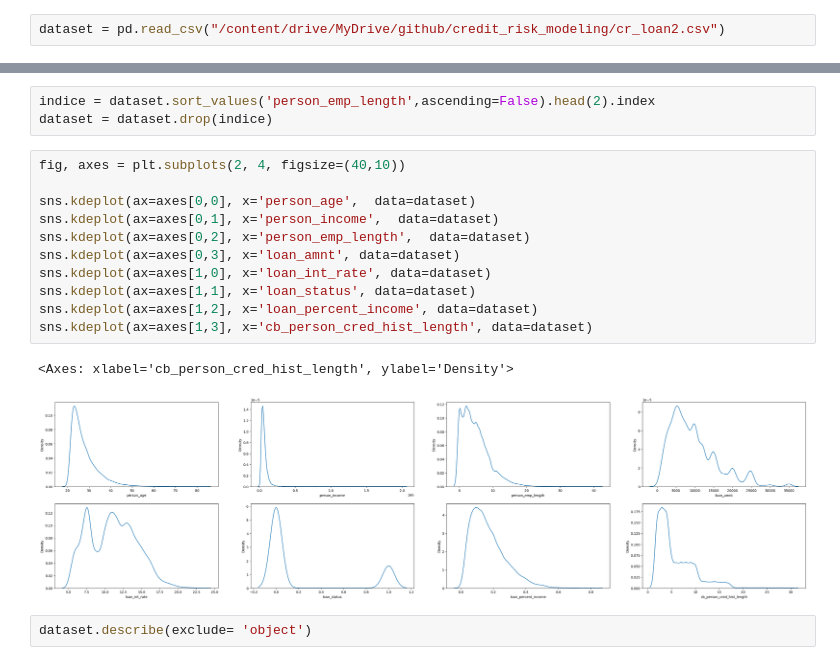
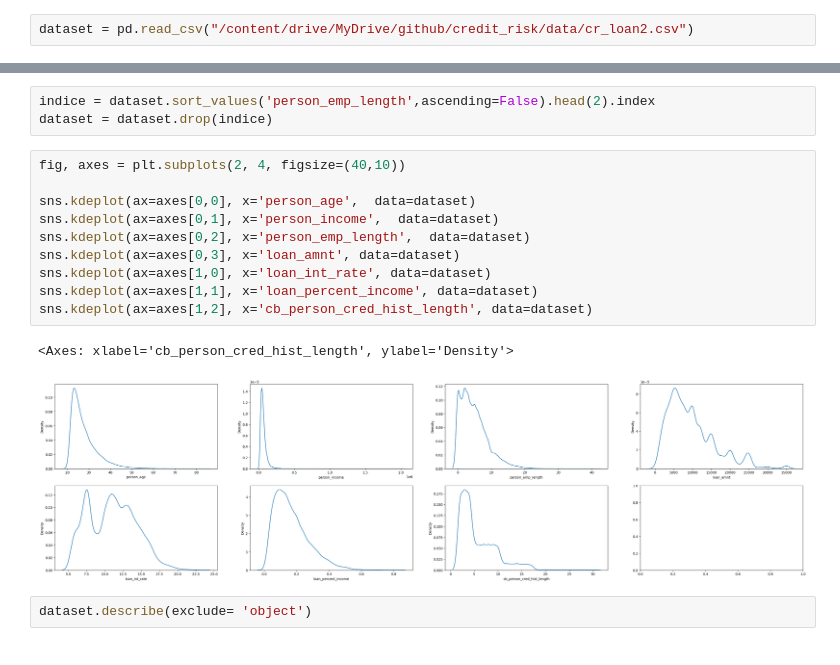
Before and after one commit to felipebita/credit_risk, a Jupyter notebook: notebook/credit_risk_modeling.ipynb, the cells around one changed output, grey strips where cells are left out. Drawn from its saved outputs; the diff is of its cells as text.

```diff
--- a/notebook/credit_risk_modeling.ipynb
+++ b/notebook/credit_risk_modeling.ipynb
@@ -182,7 +182,7 @@ def ml_cv_results_2(model_name, model, x, y, seed, verbose=1):
 # %% [markdown]
 ### 3.1 - Loading Data
 # %%
-dataset = pd.read_csv("/content/drive/MyDrive/github/credit_risk_modeling/cr_loan2.csv")
+dataset = pd.read_csv("/content/drive/MyDrive/github/credit_risk/data/cr_loan2.csv")
 # %%
 dataset.head()
 # %% [output]
@@ -317,17 +316,16 @@ dataset = dataset.drop(indice)
 # %%
 fig, axes = plt.subplots(2, 4, figsize=(40,10))
 
 sns.kdeplot(ax=axes[0,0], x='person_age',  data=dataset)
 sns.kdeplot(ax=axes[0,1], x='person_income',  data=dataset)
 sns.kdeplot(ax=axes[0,2], x='person_emp_length',  data=dataset)
 sns.kdeplot(ax=axes[0,3], x='loan_amnt', data=dataset)
 sns.kdeplot(ax=axes[1,0], x='loan_int_rate', data=dataset)
-sns.kdeplot(ax=axes[1,1], x='loan_status', data=dataset)
-sns.kdeplot(ax=axes[1,2], x='loan_percent_income', data=dataset)
-sns.kdeplot(ax=axes[1,3], x='cb_person_cred_hist_length', data=dataset)
+sns.kdeplot(ax=axes[1,1], x='loan_percent_income', data=dataset)
+sns.kdeplot(ax=axes[1,2], x='cb_person_cred_hist_length', data=dataset)
 # %% [output]
 <Axes: xlabel='cb_person_cred_hist_length', ylabel='Density'>
-[figure, old version]
+[figure, new version]
 # %%
 dataset.describe(exclude= 'object')
 # %% [output]
```
Also changed, not shown: parts of 7 cells of this notebook.
